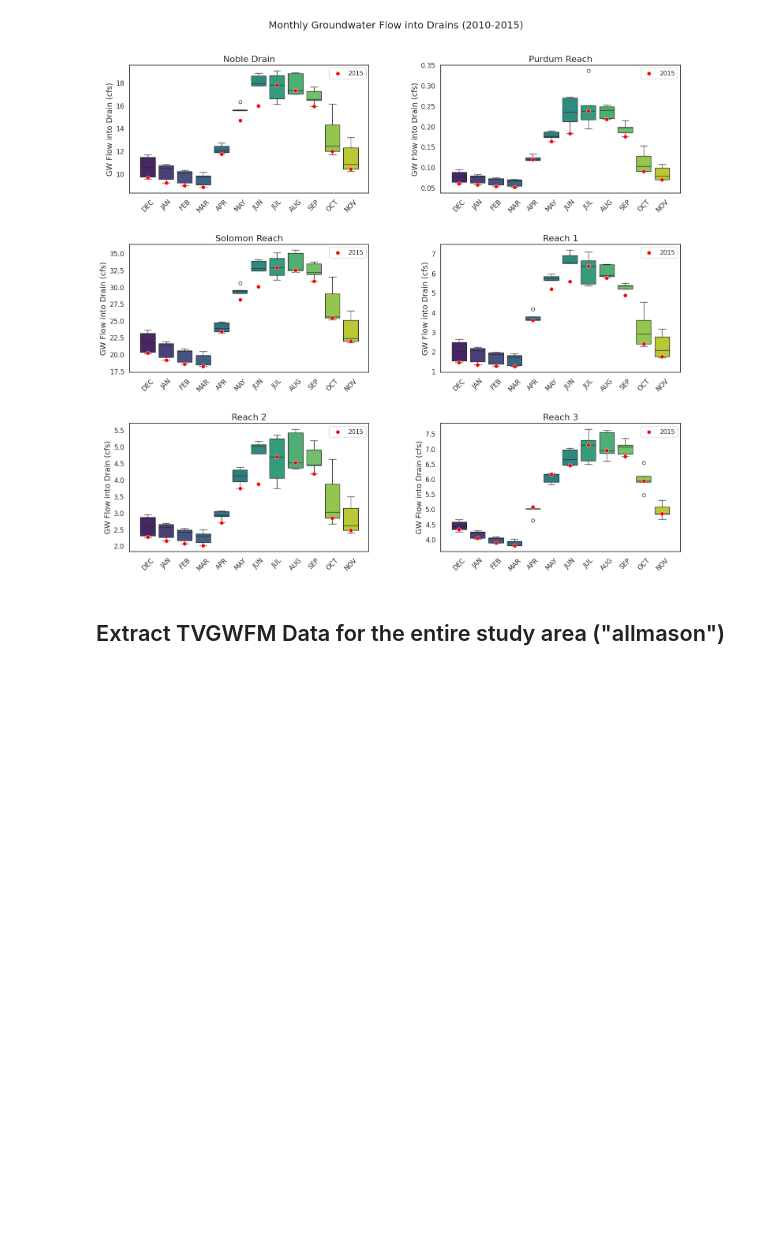
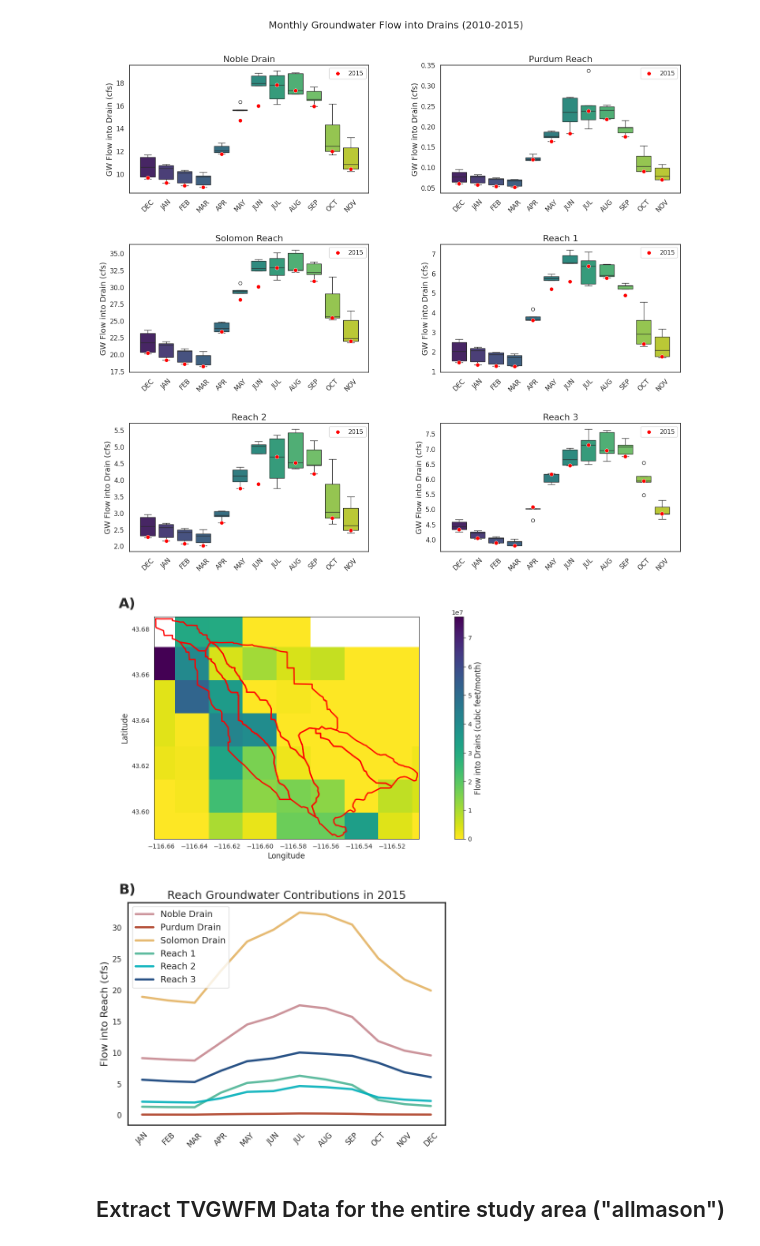
Before and after one commit to carlibeisel/mason_water_budget, a Jupyter notebook: tvgwfm.ipynb, the cells around one changed output. Cells and saved outputs as stored; diff of their text form; code cells hidden in the pictures; blank space fills up the shorter version.

```diff
--- a/tvgwfm.ipynb
+++ b/tvgwfm.ipynb
@@ -930,6 +908,89 @@ Passing `palette` without assigning `hue` is deprecated and will be removed in v
 
   sns.boxplot(
 [figure]
+# %%
+
+reach_gdf = gpd.read_file('/content/drive/MyDrive/Data/Mason Water Budget/data_input/reach_shapefile/Reaches_Final_1209/Reach_Final.shp')
+if reach_gdf.crs != 'EPSG:4326':
+    reach_gdf = reach_gdf.to_crs('EPSG:4326')
+
+minx, miny, maxx, maxy = reach_gdf.total_bounds
+buffer = 0.001
+cropped_extent = [minx - buffer, maxx + buffer, miny - buffer, maxy + buffer]
+drn_arr_lay1 = np.abs(drn_arr_lay1) * 30.44  # Convert to cubic feet/month
+
+results_df = pd.read_csv('/content/drive/MyDrive/Data/Mason Water Budget/data_output/groundwater_out/reach_gw_afpermonth.csv')
+results_df["Reach"] = results_df["Reach"].replace({"Solomon Reach": "Solomon Drain", "Purdum Reach": "Purdum Drain"})
+results_df['Weighted Sum'] = results_df['Weighted Sum'].abs()
+
+days_in_month = 30.436875
+af_to_cfs = 43560 / (days_in_month * 24 * 60 * 60)
+results_df['Weighted Sum (cfs)'] = results_df['Weighted Sum'] * af_to_cfs
+results_df = results_df[(results_df['Stress Period'] >= 349) & (results_df['Stress Period'] <= 360)]
+
+month_mapping = {
+    349: 'JAN', 350: 'FEB', 351: 'MAR', 352: 'APR', 353: 'MAY', 354: 'JUN',
+    355: 'JUL', 356: 'AUG', 357: 'SEP', 358: 'OCT', 359: 'NOV', 360: 'DEC'
+}
+results_df['Month'] = results_df['Stress Period'].map(month_mapping)
+
+reach_palette = {
+    "Reach 1": "#4CB495",
+    "Reach 2": "#00AFB9",
+    "Reach 3": "#0F3E78",
+    "Noble Drain": "#C6878F",
+    "Solomon Drain": "#E4B363",
+    "Purdum Drain": "#AE4027"
+}
+
+
+fig = plt.figure(figsize=(10, 14))
+
+# Panel A: Square map
+ax1 = fig.add_axes([0.1, 0.55, 0.7, 0.35])
+im = ax1.imshow(drn_arr_lay1, cmap='viridis_r',
+                extent=[-117.103530233726, -115.768691366538, 43.1778883119514, 44.1083],
+                origin='upper', aspect='equal')
+reach_gdf.plot(ax=ax1, edgecolor='red', linewidth=2, facecolor='none')
+ax1.set_xlim(cropped_extent[0], cropped_extent[1])
+ax1.set_ylim(cropped_extent[2], cropped_extent[3])
+ax1.set_xlabel('Longitude', fontsize=12)
+ax1.set_ylabel('Latitude', fontsize=12)
+fig.text(0.08, 0.93, "A)", fontsize=22, fontweight='bold', ha='left', va='top')
+
+
+cax = fig.add_axes([0.82, 0.55, 0.02, 0.35])
+cbar = fig.colorbar(im, cax=cax)
+cbar.set_label('Flow into Drains (cubic feet/month)', fontsize=12)
+
+ax2 = fig.add_axes([0.1, 0.1, 0.7, 0.35])
+sns.set_style("white")
+sns.lineplot(
+    data=results_df,
+    x='Month',
+    y='Weighted Sum (cfs)',
+    hue='Reach',
+    palette=reach_palette,
+    linewidth=3.5,
+    alpha=0.9,
+    ax=ax2
+)
+
+ax2.set_title('Reach Groundwater Contributions in 2015', fontsize=18)
+ax2.set_xlabel('', fontsize=14)
+ax2.set_ylabel('Flow into Reach (cfs)', fontsize=16)
+ax2.legend(title='', fontsize=14, title_fontsize=16)
+ax2.tick_params(axis='x', labelsize=12, rotation=45)
+ax2.tick_params(axis='y', labelsize=12)
+for spine in ax2.spines.values():
+    spine.set_linewidth(2)
+ax2.tick_params(axis='x', length=6, width=1.5, direction='out')
+ax2.tick_params(axis='y', length=6, width=1.5, direction='out')
+fig.text(0.08, 0.48, "B)", fontsize=22, fontweight='bold', ha='left', va='top')
+
+plt.show()
+# %% [output]
+[figure, added]
 # %% [markdown]
 ## Extract TVGWFM Data for the entire study area ("allmason")
 # %%
```
Also changed, not shown: parts of 5 cells of this notebook.
